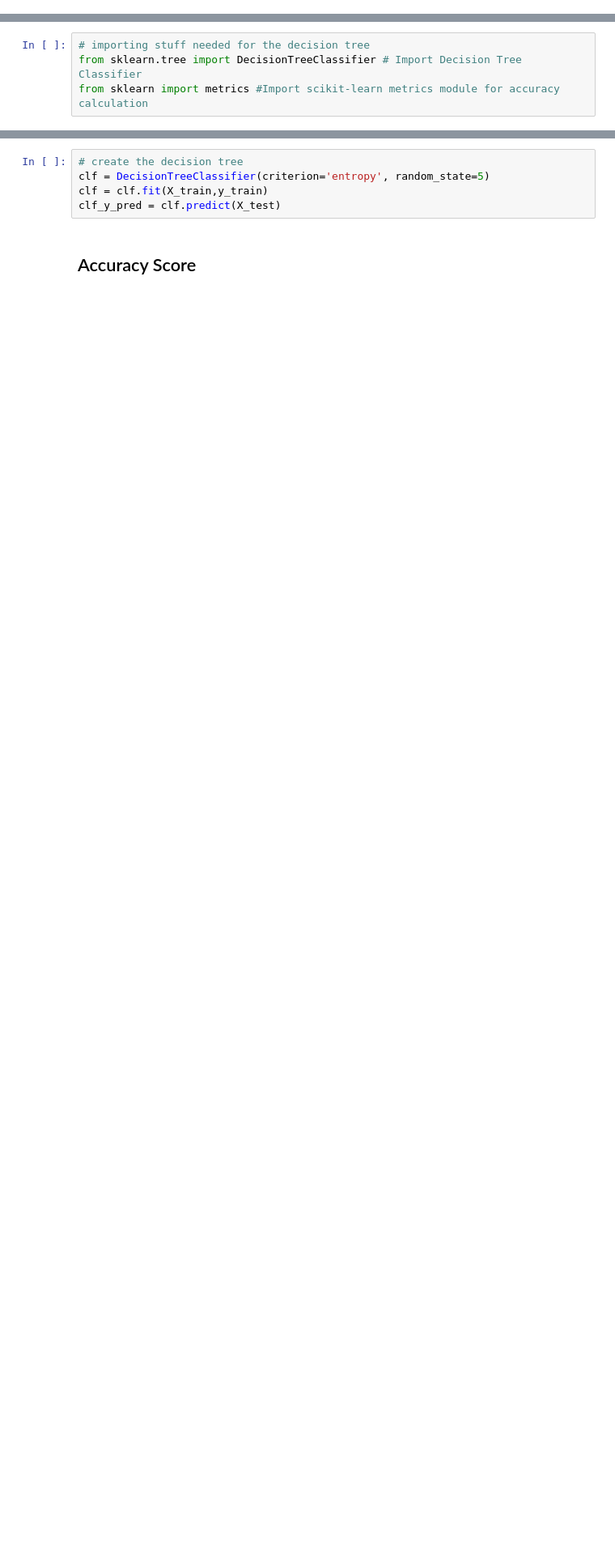
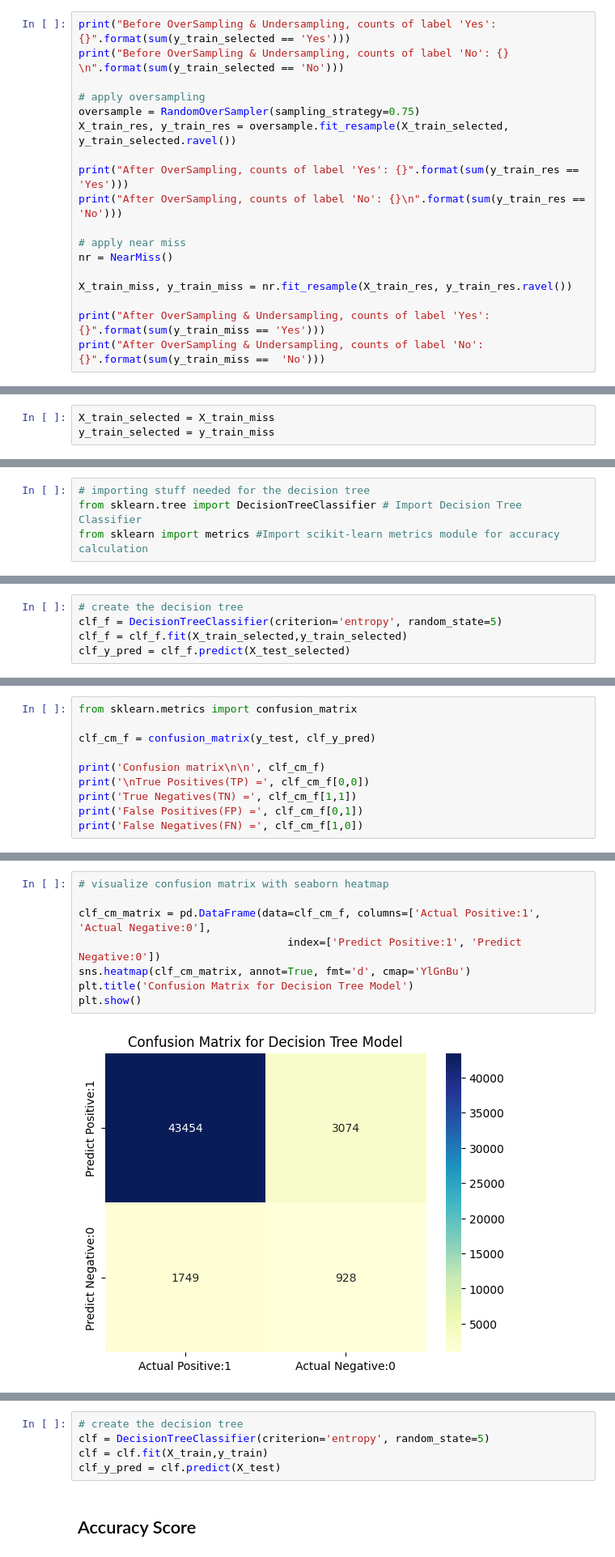
Before and after one commit to devinaarr/Tubes-AIFB, a Jupyter notebook: tubes-aifb.ipynb, the cells around one changed output, grey strips where cells are left out. Shown at 81% size. Drawn from its saved outputs; the diff is of its cells as text; blank space fills up the shorter version.

```diff
--- a/tubes-aifb.ipynb
+++ b/tubes-aifb.ipynb
@@ -407,0 +419,18 @@ Passing `palette` without assigning `hue` is deprecated and will be removed in v
+# %%
+print("Before OverSampling & Undersampling, counts of label 'Yes': {}".format(sum(y_train_selected == 'Yes')))
+print("Before OverSampling & Undersampling, counts of label 'No': {} \n".format(sum(y_train_selected == 'No')))
+
+# apply oversampling
+oversample = RandomOverSampler(sampling_strategy=0.75)
+X_train_res, y_train_res = oversample.fit_resample(X_train_selected, y_train_selected.ravel())
+
+print("After OverSampling, counts of label 'Yes': {}".format(sum(y_train_res == 'Yes')))
+print("After OverSampling, counts of label 'No': {}\n".format(sum(y_train_res ==  'No')))
+
+# apply near miss
+nr = NearMiss()
+
+X_train_miss, y_train_miss = nr.fit_resample(X_train_res, y_train_res.ravel())
+
+print("After OverSampling & Undersampling, counts of label 'Yes': {}".format(sum(y_train_miss == 'Yes')))
+print("After OverSampling & Undersampling, counts of label 'No': {}".format(sum(y_train_miss ==  'No')))
@@ -407,0 +446,3 @@ Passing `palette` without assigning `hue` is deprecated and will be removed in v
+# %%
+X_train_selected = X_train_miss
+y_train_selected = y_train_miss
@@ -416,0 +464,5 @@ y_train = y_train_miss
+# %%
+# create the decision tree
+clf_f = DecisionTreeClassifier(criterion='entropy', random_state=5)
+clf_f = clf_f.fit(X_train_selected,y_train_selected)
+clf_y_pred = clf_f.predict(X_test_selected)
@@ -416,0 +512,10 @@ y_train = y_train_miss
+# %%
+from sklearn.metrics import confusion_matrix
+
+clf_cm_f = confusion_matrix(y_test, clf_y_pred)
+
+print('Confusion matrix\n\n', clf_cm_f)
+print('\nTrue Positives(TP) =', clf_cm_f[0,0])
+print('True Negatives(TN) =', clf_cm_f[1,1])
+print('False Positives(FP) =', clf_cm_f[0,1])
+print('False Negatives(FN) =', clf_cm_f[1,0])
@@ -416,0 +532,10 @@ y_train = y_train_miss
+# %%
+# visualize confusion matrix with seaborn heatmap
+
+clf_cm_matrix = pd.DataFrame(data=clf_cm_f, columns=['Actual Positive:1', 'Actual Negative:0'],
+                                 index=['Predict Positive:1', 'Predict Negative:0'])
+sns.heatmap(clf_cm_matrix, annot=True, fmt='d', cmap='YlGnBu')
+plt.title('Confusion Matrix for Decision Tree Model')
+plt.show()
+# %% [output]
+[figure, added]
```
Also changed, not shown: parts of 126 cells of this notebook.
